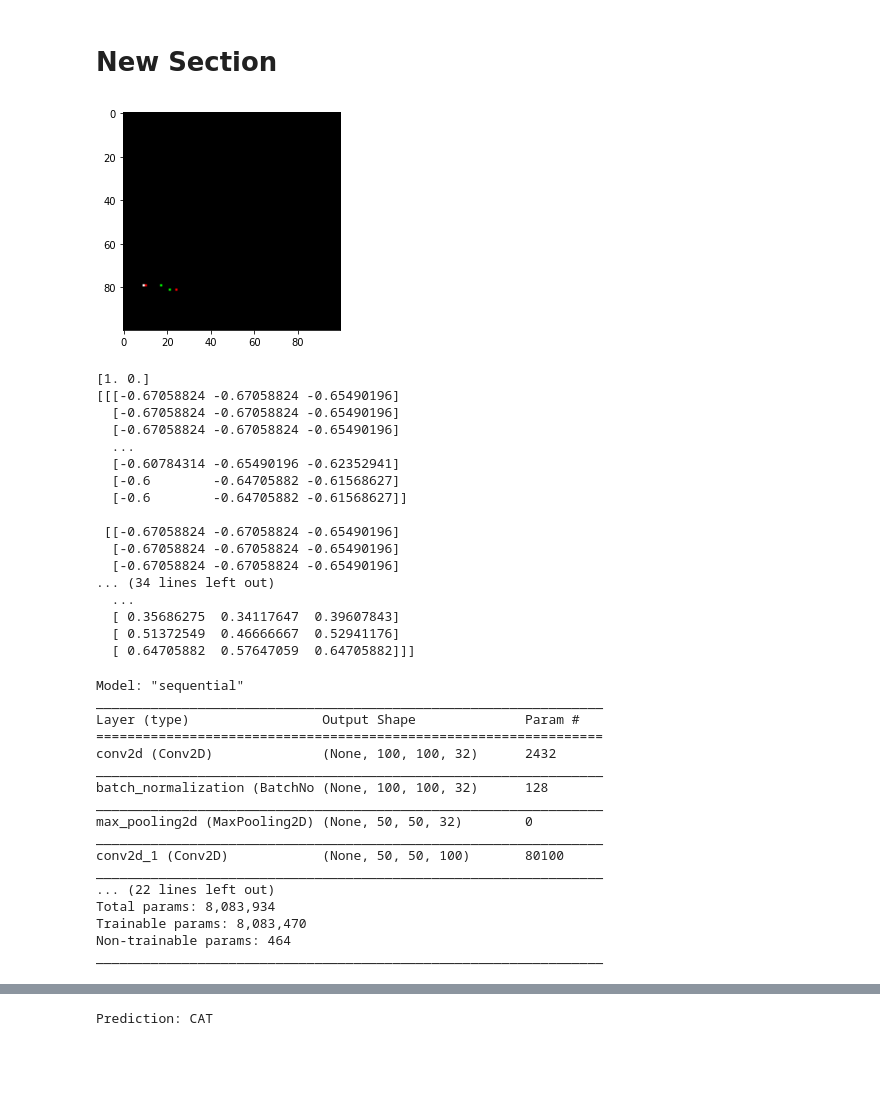
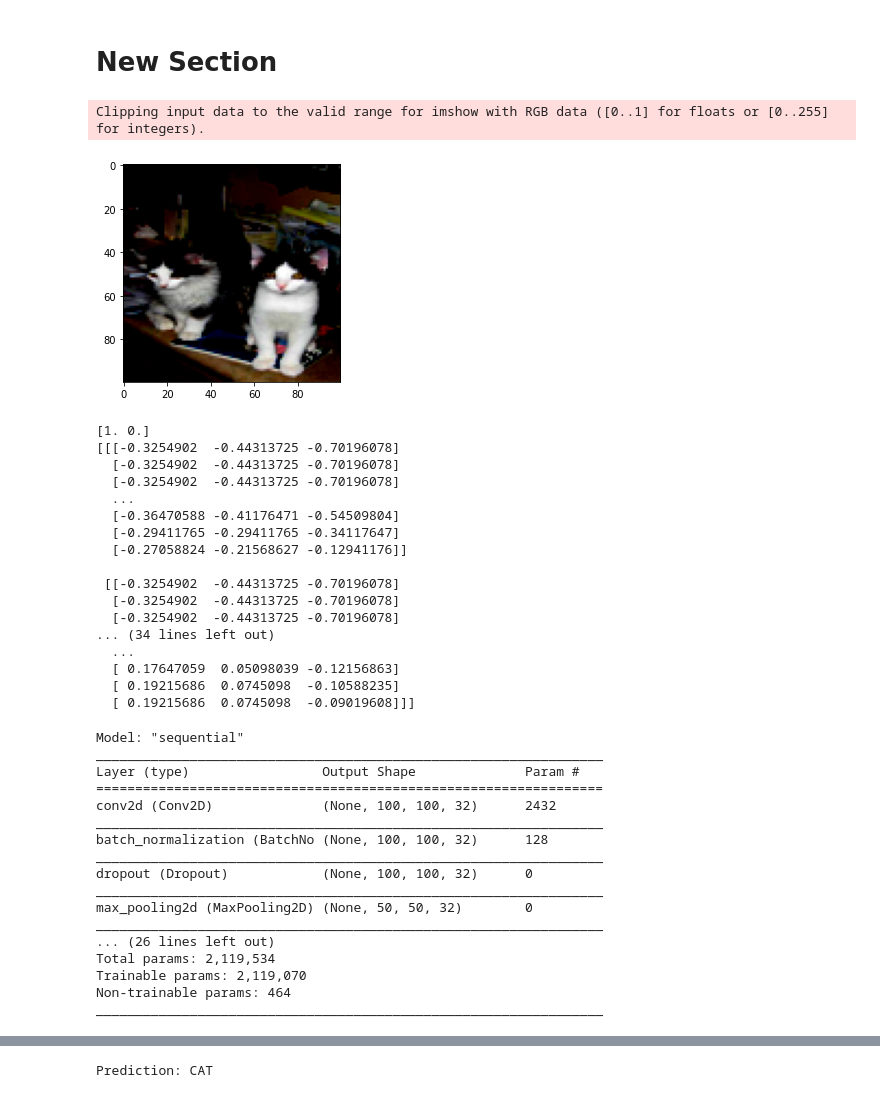
Before and after one commit to tcruz88/CNN_project, a Jupyter notebook: CNN.ipynb, the cells around one changed output, grey strips where cells are left out. Saved outputs shown, nothing was run; the diff lists cells and outputs as text; code cells hidden in the pictures; blank space fills up the shorter version.

Commit message:
increased dataset to include flipped images

```diff
--- a/CNN.ipynb
+++ b/CNN.ipynb
@@ -15,63 +15,64 @@ import cv2
 X = [] # Images
 Y = [] # Categories
 
-folder_pedestrian = 'cats'
-folder_road = 'dogs'
+folder_cat = 'cats'
+folder_dog = 'dogs'
 
-name_encode = {"pedestrian":0, "road":1}
+name_encode = {"cat":0, "dog":1}
 
 def images_to_array(folder, name):
     for image in os.listdir(folder):
         loaded_image = Image.open(os.path.join(folder, image))  #loading image
         resized_image = Image.Image.resize(loaded_image, [100,100]) #resize image to 100 x 100 px
         image_array = np.array(resized_image) # transform image into an array
         X.append(image_array) # append images to array X
         Y.append(name_encode[name]) #append category
 
-        # image_flipped = cv2.flip(image_array,1) #create copies of images flipped horizontally to improve model accuracy
-        # X.append(image_flipped)
-        # Y.append(name_encode[name])
+        image_flipped = cv2.flip(image_array,1) #create copies of images flipped horizontally to improve model accuracy
+        X.append(image_flipped)
+        Y.append(name_encode[name])
 
         # image_blurred = cv2.blur(image_array,(2,2)) #create copies of images blurred to improve accuracy
         # X.append(image_blurred)
         # Y.append(name_encode[name])
 
         # image_flipped_blurred = cv2.blur(image_flipped,(2,2)) #create copies of images flipped horizontally & blurred to improve accuracy
         # X.append(image_flipped_blurred)
         # Y.append(name_encode[name])
 
 def show_image(index):
-    plt.imshow(np.uint8(X[index])) #plt.imshow(X[index])
+    plt.imshow(X[index]) # plt.imshow(np.uint8(X[index]))
     plt.show()
     print(Y[index])
 
-images_to_array(folder_pedestrian, "pedestrian")
-images_to_array(folder_road, "road")
+images_to_array(folder_cat, "cat")
+images_to_array(folder_dog, "dog")
 
 Y = to_categorical(Y, num_classes=2)
 X = (np.array(X) - 127.5) / 127.5 #normalization of data
 
 show_image(0)
 print(X[0])
 # %% [output]
+Clipping input data to the valid range for imshow with RGB data ([0..1] for floats or [0..255] for integers).
-[figure, old version]
+[figure, new version]
-[1. 0.]
-[[[-0.67058824 -0.67058824 -0.65490196]
-  [-0.67058824 -0.67058824 -0.65490196]
-  [-0.67058824 -0.67058824 -0.65490196]
-  ...
-  [-0.60784314 -0.65490196 -0.62352941]
-  [-0.6        -0.64705882 -0.61568627]
-  [-0.6        -0.64705882 -0.61568627]]
-
- [[-0.67058824 -0.67058824 -0.65490196]
-  [-0.67058824 -0.67058824 -0.65490196]
-  [-0.67058824 -0.67058824 -0.65490196]
-... (34 lines left out)
-  ...
-  [ 0.35686275  0.34117647  0.39607843]
-  [ 0.51372549  0.46666667  0.52941176]
-  [ 0.64705882  0.57647059  0.64705882]]]
+[1. 0.]
+[[[-0.3254902  -0.44313725 -0.70196078]
+  [-0.3254902  -0.44313725 -0.70196078]
+  [-0.3254902  -0.44313725 -0.70196078]
+  ...
+  [-0.36470588 -0.41176471 -0.54509804]
+  [-0.29411765 -0.29411765 -0.34117647]
+  [-0.27058824 -0.21568627 -0.12941176]]
+
+ [[-0.3254902  -0.44313725 -0.70196078]
+  [-0.3254902  -0.44313725 -0.70196078]
+  [-0.3254902  -0.44313725 -0.70196078]
+... (34 lines left out)
+  ...
+  [ 0.17647059  0.05098039 -0.12156863]
+  [ 0.19215686  0.0745098  -0.10588235]
+  [ 0.19215686  0.0745098  -0.09019608]]]
 # %%
 from keras.layers import Activation, Conv2D, Dense, Flatten, MaxPool2D, BatchNormalization, Dropout
 from keras.models import Sequential
@@ -80,17 +81,18 @@ model = Sequential()
 
 model.add(Conv2D(32, (5,5), padding='same',activation='relu', input_shape=(100,100,3) ))
 model.add(BatchNormalization())
+model.add(Dropout(rate=0.50)) # muting 1/3 of trainable parameters
 model.add(MaxPool2D(pool_size=(2,2)))
 
 model.add(Conv2D(100, (5,5), padding='same',activation='relu'))
 model.add(BatchNormalization())
-model.add(Dropout(rate=0.25)) # muting 1/4 of trainable parameters
+model.add(Dropout(rate=0.50)) # muting 1/3 of trainable parameters
 model.add(MaxPool2D(pool_size=(2,2)))
 
 model.add(Conv2D(100, (5,5), padding='same',activation='relu'))
 model.add(BatchNormalization())
-model.add(Dropout(rate=0.25))
-#model.add(MaxPool2D(pool_size=(2,2)))
+model.add(Dropout(rate=0.50))
+model.add(MaxPool2D(pool_size=(2,2)))
 
 model.add(Flatten())
 model.add(Dense(124))
@@ -107,13 +109,13 @@ conv2d (Conv2D)              (None, 100, 100, 32)      2432
 _________________________________________________________________
 batch_normalization (BatchNo (None, 100, 100, 32)      128
 _________________________________________________________________
+dropout (Dropout)            (None, 100, 100, 32)      0
+_________________________________________________________________
 max_pooling2d (MaxPooling2D) (None, 50, 50, 32)        0
 _________________________________________________________________
-conv2d_1 (Conv2D)            (None, 50, 50, 100)       80100
-_________________________________________________________________
-... (22 lines left out)
-Total params: 8,083,934
-Trainable params: 8,083,470
+... (26 lines left out)
+Total params: 2,119,534
+Trainable params: 2,119,070
 Non-trainable params: 464
 _________________________________________________________________
 # %%
```
Also changed, not shown: parts of 5 cells of this notebook.
